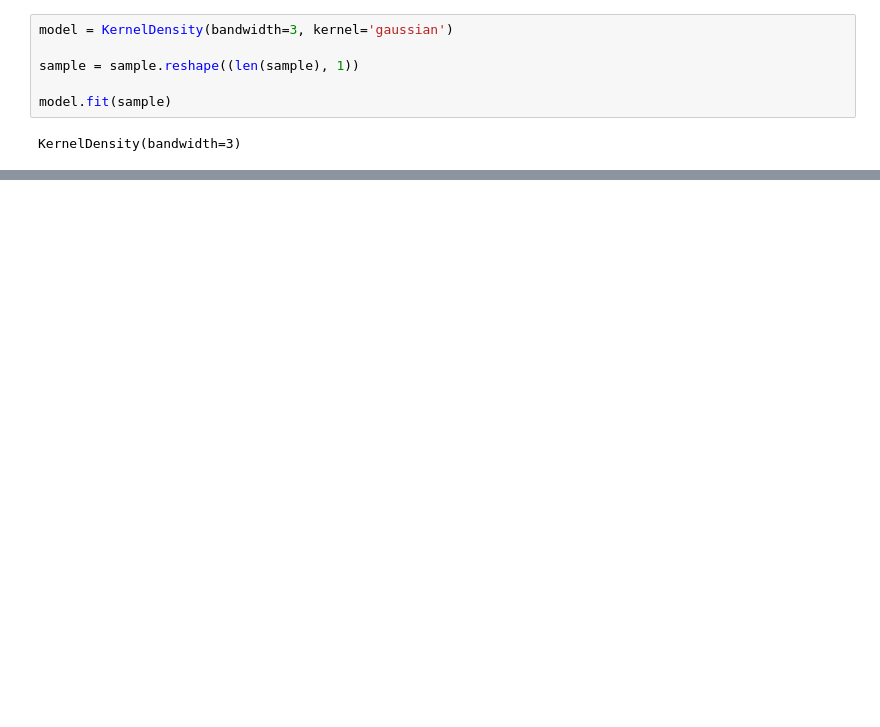
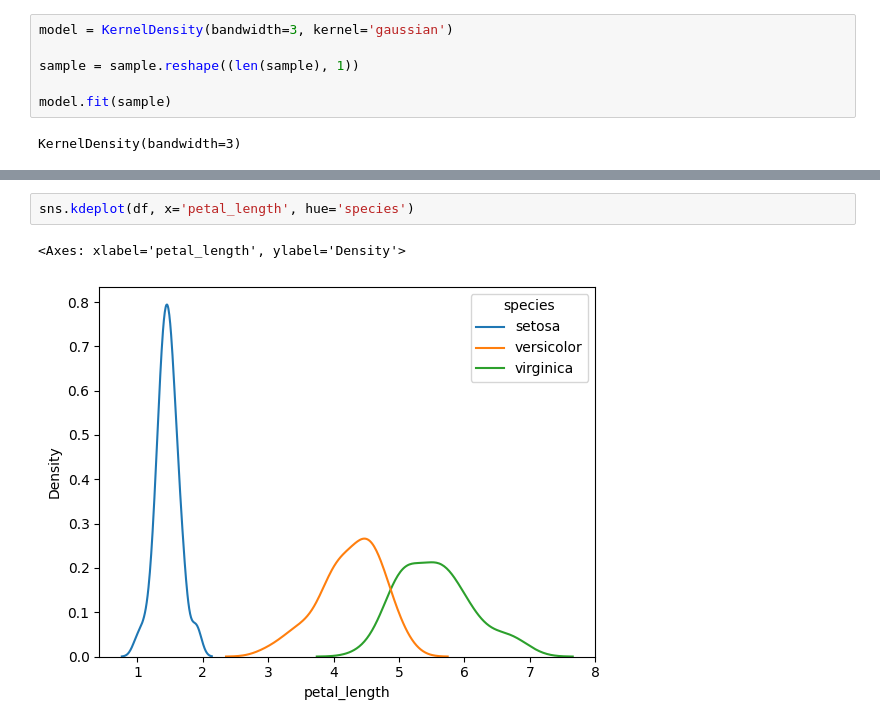
Before and after one commit to Evergreenies/data-science-learning, a Jupyter notebook: stats/40/40.ipynb, the cells around one changed output, grey strips where cells are left out. Cells and saved outputs as stored; diff of their text form; blank space fills up the shorter version.

```diff
--- a/stats/40/40.ipynb
+++ b/stats/40/40.ipynb
@@ -314,0 +336,5 @@ sns.kdeplot(sample.reshape(1000), bw_adjust=0.8)
+# %%
+sns.kdeplot(df, x='petal_length', hue='species')
+# %% [output]
+<Axes: xlabel='petal_length', ylabel='Density'>
+[figure, added]
```
Also changed, not shown: parts of 25 cells of this notebook.
